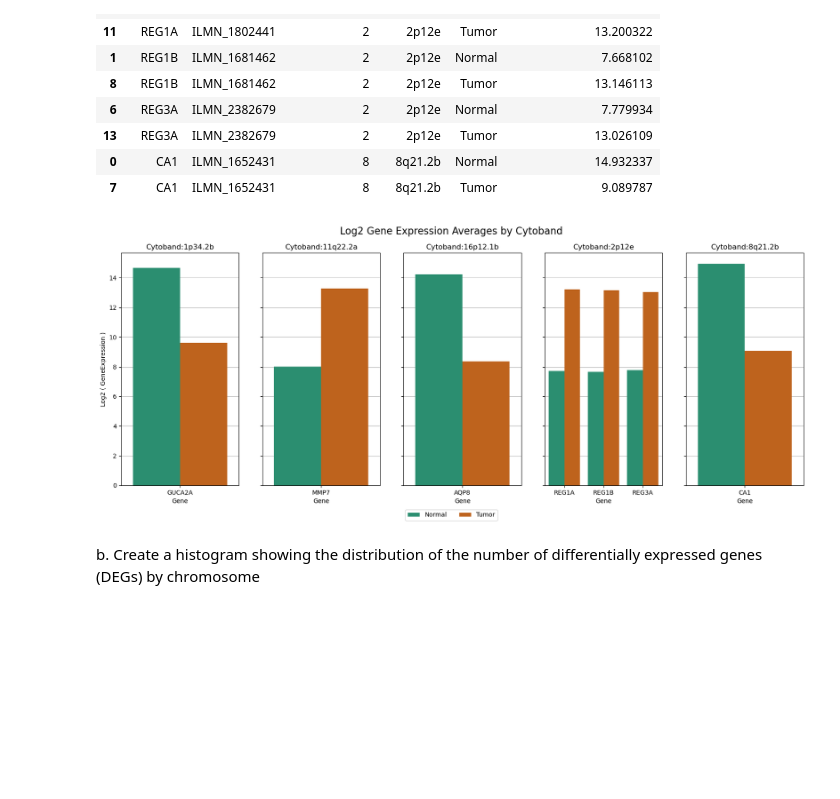
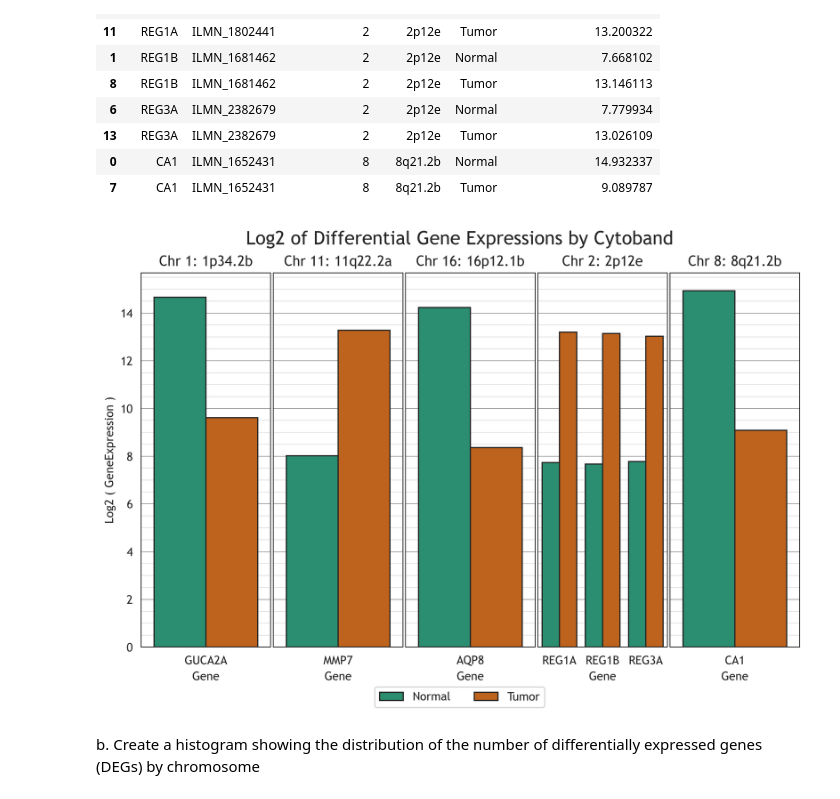
Before and after one commit to annaduraij/B573-PSI, a Jupyter notebook: Assignments/A3 - Python Data Analysis/JA-DataAnalyzer.ipynb, the cells around one changed output. Saved outputs shown, nothing was run; the diff lists cells and outputs as text; code cells hidden in the pictures; blank space fills up the shorter version.

```diff
--- a/Assignments/A3 - Python Data Analysis/JA-DataAnalyzer.ipynb
+++ b/Assignments/A3 - Python Data Analysis/JA-DataAnalyzer.ipynb
@@ -440,7 +461,7 @@ def higher_expression_phenotype(
     return np.where(test_condition,returns[True], returns[False])
 # %%
 # Use np.where(condition, returnThisIfTrue, returnThisIfFalse]) for simplicity
-annotated_significant_genes_df['Higher Exp Phenotype'] = higher_expression_phenotype('Tumor','Normal',annotated_significant_genes_df,'_','Gene_Exp_Avg')
+annotated_significant_genes_df['Higher_Exp_Phenotype'] = higher_expression_phenotype('Tumor','Normal',annotated_significant_genes_df,'_','Gene_Exp_Avg')
 # Use highest_expression_per_phenotype (...) to handle phenotypes dynamically with '.idxmax' method
 # Use higher_expression_phenotype (...) to handle two phenotypes only with np.where
 
@@ -462,16 +483,16 @@ Exploratory Data Analysis (EDA) is a critical initial step in the data analysis
 # %% [markdown]
 a. Perform exploratory data analysis on the genes from part 1g
 # %%
-# Create a dataframe for the plot
-# Columns for the Plot
-plot_columns = ['Probe_ID','Symbol','Chromosome', 'Cytoband', 'Gene_Exp_Avg_Tumor', 'Gene_Exp_Avg_Normal']
+# Create a primary dataframe for plotting
+# Columns for the Primary Dataframe
+plot_columns = ['Probe_ID','Symbol','Chromosome', 'Cytoband', 'Gene_Exp_Avg_Tumor', 'Gene_Exp_Avg_Normal','log_Fold_Change','Higher_Exp_Phenotype']
 
 
 # Build the Initial Plot DF by Copying from the Annotated Significant Genes DF
 plot_df = annotated_significant_genes_df[plot_columns].copy()
 
 # Rename Columns for Human Interpretation
-plot_df.rename(columns={'Probe_ID':'Probe', 'Symbol': 'Gene'},inplace=True)
+plot_df.rename(columns={'Probe_ID':'Probe', 'Symbol': 'Gene','log_Fold_Change':'logFC','Higher_Exp_Phenotype': 'Class'},inplace=True)
 
 # Columns to Transform by taking the Log2 Value of to Normalize
 data_to_log_column_names = ['Gene_Exp_Avg_Tumor','Gene_Exp_Avg_Normal']
@@ -504,10 +532,10 @@ print(plot_df.head())
 # %%
 # Reshape the DataFrame to long format via melt to have one Value per row
-plot_df = pd.melt(
+eda_plot_df = pd.melt(
     # DF to Melt
     plot_df,
     # Names of Variables to Keep As-Is
-    id_vars=["Gene","Probe","Chromosome","Cytoband"],
+    id_vars=["Gene","Probe","Chromosome","Cytoband",],
     # Variables to Melt from Wide to Long
     value_vars=["Normal","Tumor"],
     # Difference between the Value Vars
@@ -517,10 +545,10 @@ plot_df = pd.melt(
 )
 
 # Sort by 'Chromosome', 'Cytoband', and 'Gene' AKA in the order of heirarchy
-plot_df.sort_values(by=['Chromosome','Cytoband', 'Gene'], inplace=True)
+eda_plot_df.sort_values(by=['Chromosome','Cytoband', 'Gene'], inplace=True)
 
 # Validate the Shape of the New Plot
-plot_df
+eda_plot_df
 # %% [output]
 |  | Gene | Probe | Chromosome | Cytoband | Class | Log2 ( GeneExpression ) |
 | 3 | GUCA2A | ILMN_1763749 | 1 | 1p34.2b | Normal | 14.662802 |
@@ -540,9 +649,9 @@ plot_df
 # %%
 # Goal:
-# Create a Large Plot with several sub plots to group all the genes under one cytoband
+# Create a Large Plot with several sub-plots to group all the genes under one cytoband
 
 # First get the number of distinct cytobands to calculate number of necessary subplots
-distinct_cytobands = plot_df['Cytoband'].unique()
+distinct_cytobands = eda_plot_df['Cytoband'].unique()
 quantity_subplots = len(distinct_cytobands)
 
 # Begin Building the Figure and Map the Subplots
@@ -551,25 +660,30 @@ fig, axes = plt.subplots(
     nrows = 1,
     ncols= quantity_subplots,
     # Scale the Size of the Figure according to the Subplots
-    figsize=(4 * quantity_subplots, 6),
+    figsize=(2 * quantity_subplots, 5),
+    dpi=500,
     # Make all the Subplots share the same Y axis
-    sharey=True
+    sharey='all'
 )
+
+# Add a plot Title
+fig.suptitle('Log2 of Differential Gene Expressions by Cytoband', fontsize=16)
 
 # Per Unique Cytoband, Generate a Subplot
 for i, cytoband in enumerate(distinct_cytobands):
 
-    # Filter data for the current cytoband
-    distinct_cytoband_df = plot_df[plot_df['Cytoband'] == cytoband]
+    # Filter dataframe for the current cytoband
+    distinct_cytoband_df = eda_plot_df[eda_plot_df['Cytoband'] == cytoband]
 
+    # Get the associated chromosome for labeling purposes
+    cytoband_chromosome = distinct_cytoband_df['Chromosome'].mode()[0]
 
     # Plot the individual cytoband subplot
 
     # Specify which of the Subplots this Subplot specifically is
     cytoband_plot = axes[i]
 
-
-    # Generate the Actual Bar plot for the Subplot
+    # Generate the Actual Bar plot for the Subplot with Seaborn
     sns.barplot(
         # Select the Data for the Subplot
         data = distinct_cytoband_df,
@@ -582,51 +696,55 @@ for i, cytoband in enumerate(distinct_cytobands):
         # Define the Specific Subplot to Generate this Bar plot On
         ax = cytoband_plot,
         # Seaborn Color Palettes: https://www.practicalpythonfordatascience.com/ap_seaborn_palette
-        palette = 'Dark2'
+        palette = 'Dark2',
+        # Set borders around the bars
+        edgecolor = '#222'
     )
 
-    # Ensure gridlines are drawn below plot elements
-    cytoband_plot.set_axisbelow(True)
-
-    # Add horizontal gridlines
-    cytoband_plot.grid(axis='y', linestyle='-', linewidth=0.5, color='gray', alpha=0.7)
+    # Remove the Y Label for all but the first sub plot
+    if i != 0:
+        cytoband_plot.set_ylabel('')
 
     # Remove the legend from each subplot to avoid duplication
     cytoband_plot.legend().set_visible(False)
 
     # Set the Subplot Title and Major Parameter Ticks
-    cytoband_plot.set_title(f'Cytoband:{cytoband}')
-    cytoband_plot.tick_params(axis='x')
+    cytoband_plot.set_title(f'Chr {cytoband_chromosome}: {cytoband}')
+
+    # Style the Subplot
+    cytoband_plot = jay_plt_ax_style_applicator(cytoband_plot,font_family='Trebuchet MS')
 
 # End of Subplot Loop
 
 # Prepare and place the common legend at the bottom
 
 # Get the Handles (References to the Series) and their Labels for the Legend
 handles, labels = axes[0].get_legend_handles_labels()
 
 # Build a Common Legend for all the Subplots
 fig.legend(
     # Labels of the Legend
     labels=labels,
     # Colors/Reference to the Series
     handles=handles,
-    loc='upper center',
+    # Layout of Legend Items
+    ncol=2,
+
+    #Modify Location of Legend
+    loc='upper center', # Needs to stay like this to prevent wierd dimensional changes
     handlelength=2,
-    ncol=2,
     bbox_to_anchor=(0.5, -0.08),
 )
 
-# Add a plot Title
-fig.suptitle('Log2 Gene Expression Averages by Cytoband', fontsize=16)
-# Adjust the layout to make space for the legend
-plt.subplots_adjust(bottom=0)  # Increase bottom margin to make space for the legend
+
+# Adjust the subplot layout for increased space efficiency
+plt.subplots_adjust(wspace=0.02,bottom=0)  # Increase bottom margin to make space for the legend
 
 # Show the Plot
 plt.show()
-# Close the Plot
+# Close the Plot to Prevent any Inconsistencies
 plt.close()
 # %% [output]
-[figure, old version]
+[figure, new version]
 # %% [markdown]
 b. Create a histogram showing the distribution of the number of differentially expressed genes (DEGs) by chromosome
```
Also changed, not shown: parts of 31 cells of this notebook.
